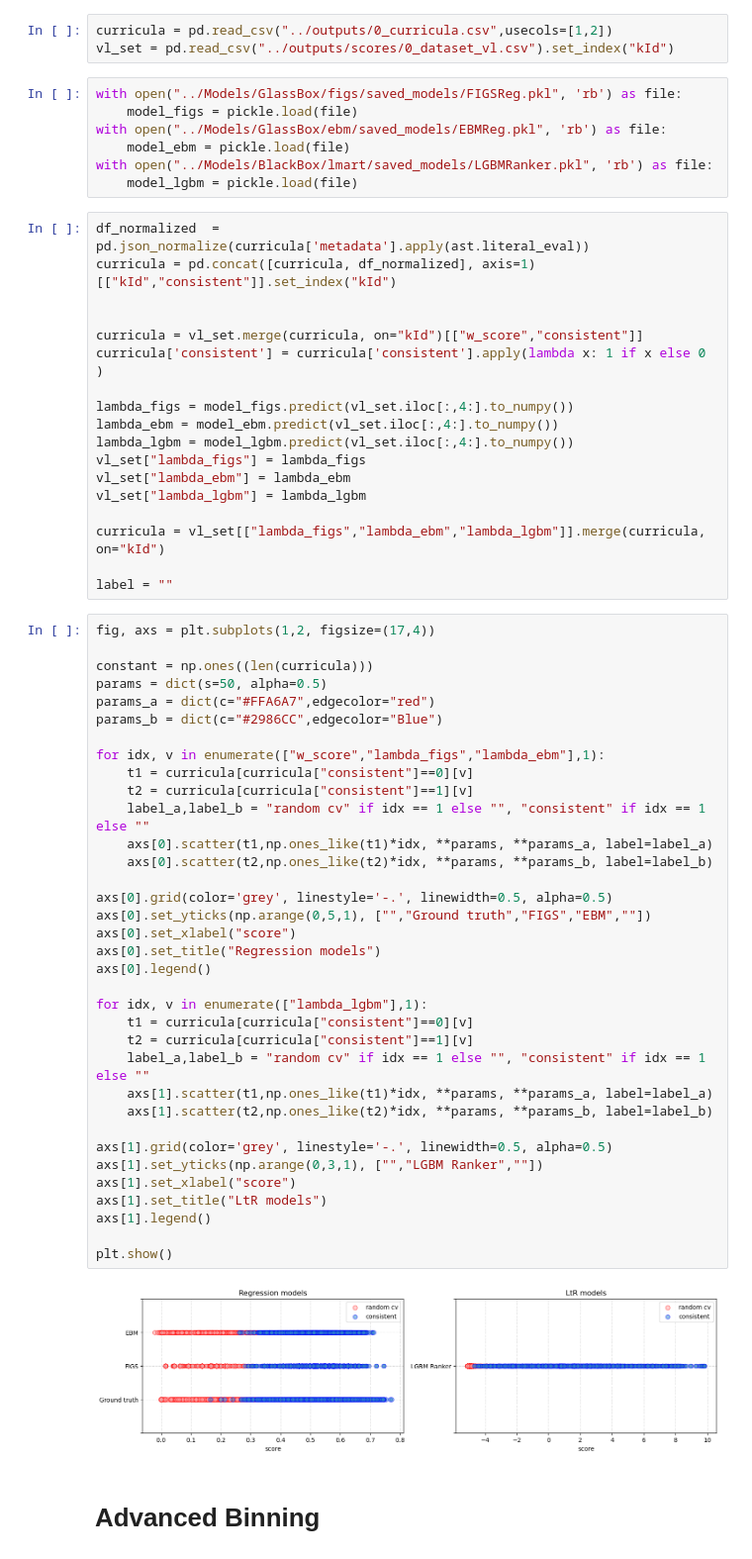
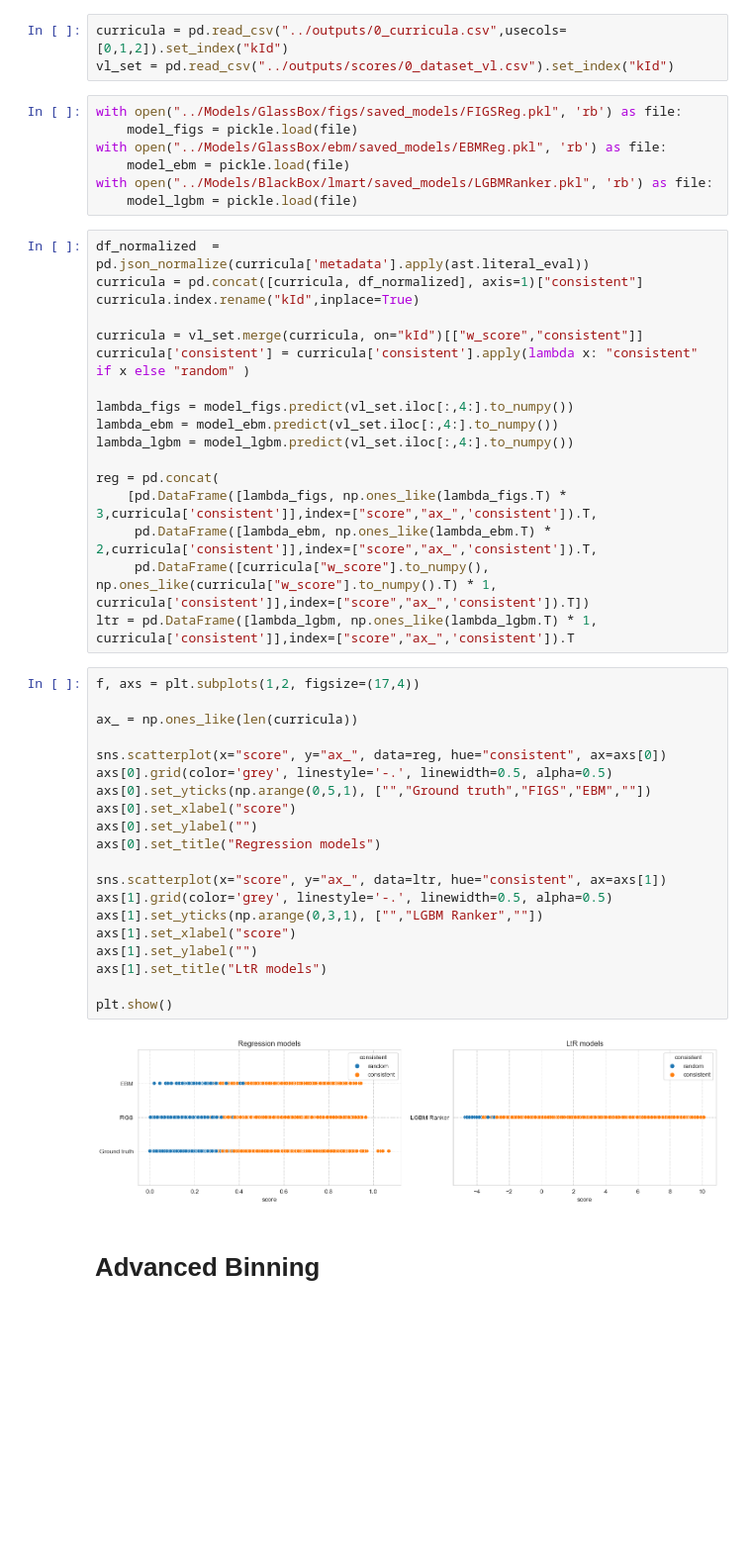
Before and after one commit to jacons/Interpretable-by-design-Human-Recommender, a Jupyter notebook: other_notebook/show_distribution.ipynb, the cells around one changed output. Shown at 99% size. Saved outputs shown, nothing was run; the diff lists cells and outputs as text; blank space fills up the shorter version.

```diff
--- a/other_notebook/show_distribution.ipynb
+++ b/other_notebook/show_distribution.ipynb
@@ -204,7 +183,7 @@ plt.show()
 # %% [markdown]
 # Consistent curricula
 # %%
-curricula = pd.read_csv("../outputs/0_curricula.csv",usecols=[1,2])
+curricula = pd.read_csv("../outputs/0_curricula.csv",usecols=[0,1,2]).set_index("kId")
 vl_set = pd.read_csv("../outputs/scores/0_dataset_vl.csv").set_index("kId")
 # %%
 with open("../Models/GlassBox/figs/saved_models/FIGSReg.pkl", 'rb') as file:
@@ -215,59 +194,43 @@ with open("../Models/BlackBox/lmart/saved_models/LGBMRanker.pkl", 'rb') as file:
     model_lgbm = pickle.load(file)
 # %%
 df_normalized  = pd.json_normalize(curricula['metadata'].apply(ast.literal_eval))
-curricula = pd.concat([curricula, df_normalized], axis=1)[["kId","consistent"]].set_index("kId")
-
+curricula = pd.concat([curricula, df_normalized], axis=1)["consistent"]
+curricula.index.rename("kId",inplace=True)
 
 curricula = vl_set.merge(curricula, on="kId")[["w_score","consistent"]]
-curricula['consistent'] = curricula['consistent'].apply(lambda x: 1 if x else 0 )
+curricula['consistent'] = curricula['consistent'].apply(lambda x: "consistent" if x else "random" )
 
 lambda_figs = model_figs.predict(vl_set.iloc[:,4:].to_numpy())
 lambda_ebm = model_ebm.predict(vl_set.iloc[:,4:].to_numpy())
 lambda_lgbm = model_lgbm.predict(vl_set.iloc[:,4:].to_numpy())
-vl_set["lambda_figs"] = lambda_figs
-vl_set["lambda_ebm"] = lambda_ebm
-vl_set["lambda_lgbm"] = lambda_lgbm
 
-curricula = vl_set[["lambda_figs","lambda_ebm","lambda_lgbm"]].merge(curricula, on="kId")
-
-label = ""
+reg = pd.concat(
+    [pd.DataFrame([lambda_figs, np.ones_like(lambda_figs.T) * 3,curricula['consistent']],index=["score","ax_",'consistent']).T,
+     pd.DataFrame([lambda_ebm, np.ones_like(lambda_ebm.T) * 2,curricula['consistent']],index=["score","ax_",'consistent']).T,
+     pd.DataFrame([curricula["w_score"].to_numpy(), np.ones_like(curricula["w_score"].to_numpy().T) * 1, curricula['consistent']],index=["score","ax_",'consistent']).T])
+ltr = pd.DataFrame([lambda_lgbm, np.ones_like(lambda_lgbm.T) * 1, curricula['consistent']],index=["score","ax_",'consistent']).T
 # %%
-fig, axs = plt.subplots(1,2, figsize=(17,4))
+f, axs = plt.subplots(1,2, figsize=(17,4))
 
-constant = np.ones((len(curricula)))
-params = dict(s=50, alpha=0.5)
-params_a = dict(c="#FFA6A7",edgecolor="red")
-params_b = dict(c="#2986CC",edgecolor="Blue")
+ax_ = np.ones_like(len(curricula))
 
-for idx, v in enumerate(["w_score","lambda_figs","lambda_ebm"],1):
-    t1 = curricula[curricula["consistent"]==0][v]
-    t2 = curricula[curricula["consistent"]==1][v]
-    label_a,label_b = "random cv" if idx == 1 else "", "consistent" if idx == 1 else ""
-    axs[0].scatter(t1,np.ones_like(t1)*idx, **params, **params_a, label=label_a)
-    axs[0].scatter(t2,np.ones_like(t2)*idx, **params, **params_b, label=label_b)
-
+sns.scatterplot(x="score", y="ax_", data=reg, hue="consistent", ax=axs[0])
 axs[0].grid(color='grey', linestyle='-.', linewidth=0.5, alpha=0.5)
 axs[0].set_yticks(np.arange(0,5,1), ["","Ground truth","FIGS","EBM",""])
 axs[0].set_xlabel("score")
+axs[0].set_ylabel("")
 axs[0].set_title("Regression models")
-axs[0].legend()
 
-for idx, v in enumerate(["lambda_lgbm"],1):
-    t1 = curricula[curricula["consistent"]==0][v]
-    t2 = curricula[curricula["consistent"]==1][v]
-    label_a,label_b = "random cv" if idx == 1 else "", "consistent" if idx == 1 else ""
-    axs[1].scatter(t1,np.ones_like(t1)*idx, **params, **params_a, label=label_a)
-    axs[1].scatter(t2,np.ones_like(t2)*idx, **params, **params_b, label=label_b)
-
+sns.scatterplot(x="score", y="ax_", data=ltr, hue="consistent", ax=axs[1])
 axs[1].grid(color='grey', linestyle='-.', linewidth=0.5, alpha=0.5)
 axs[1].set_yticks(np.arange(0,3,1), ["","LGBM Ranker",""])
 axs[1].set_xlabel("score")
+axs[1].set_ylabel("")
 axs[1].set_title("LtR models")
-axs[1].legend()
 
 plt.show()
 # %% [output]
-[figure, old version]
+[figure, new version]
 # %% [markdown]
 # Advanced Binning
 # %%
```
Also changed, not shown: parts of 11 cells of this notebook, 23 other files.
